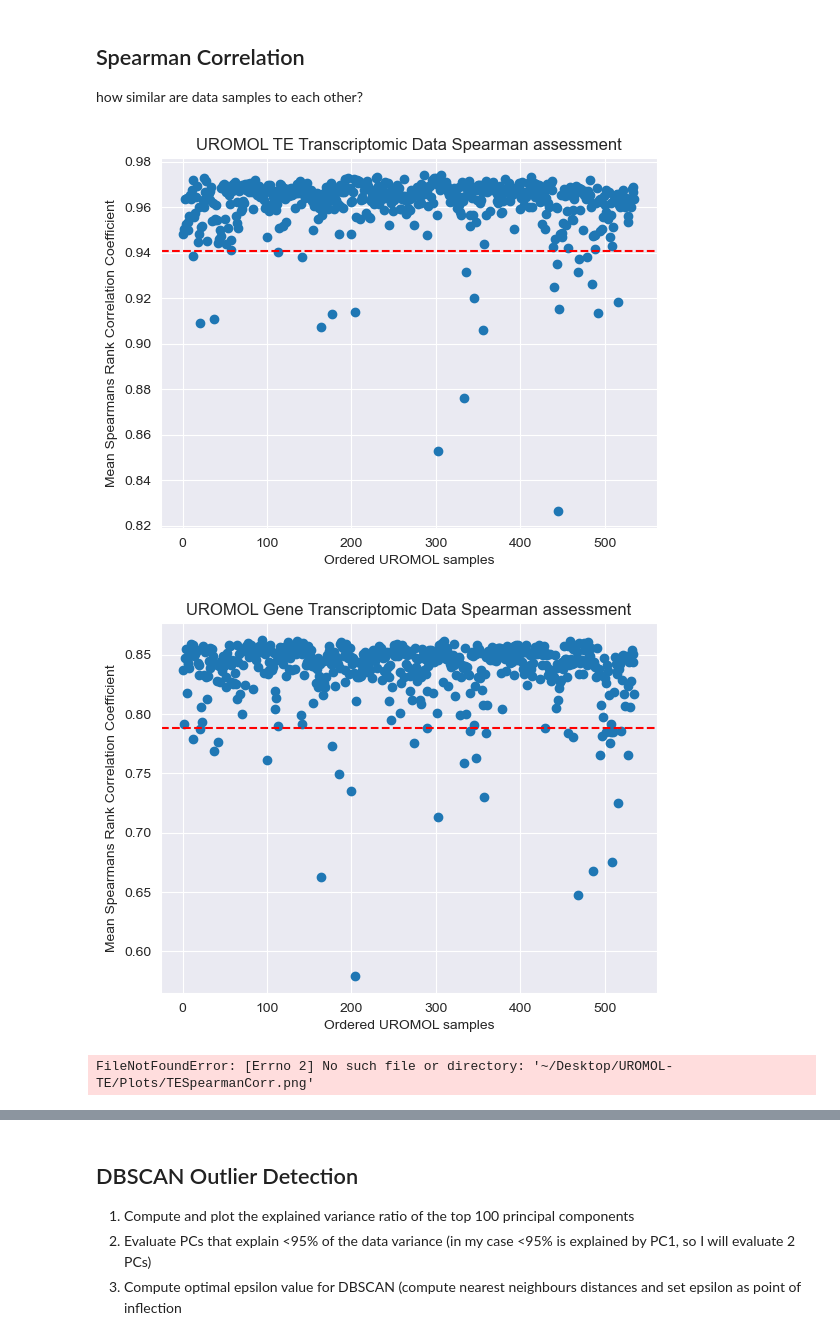
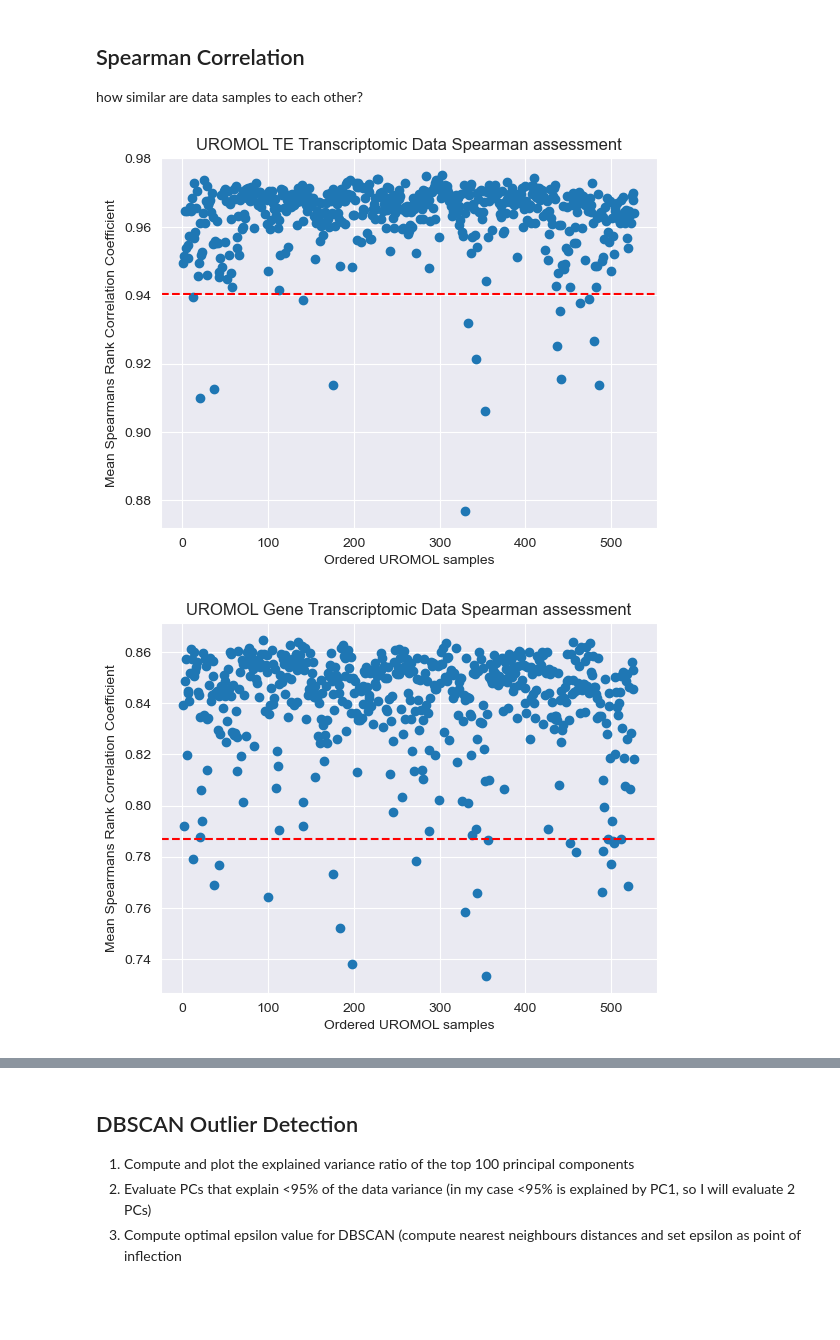
Before and after one commit to BermanLaboratory/TransposableElements, a Jupyter notebook: Preprocessing/PreprocessingMain.ipynb, the cells around one changed output, grey strips where cells are left out. Drawn from its saved outputs; the diff is of its cells as text; code cells hidden in the pictures; blank space fills up the shorter version.

```diff
--- a/Preprocessing/PreprocessingMain.ipynb
+++ b/Preprocessing/PreprocessingMain.ipynb
@@ -11,8 +11,8 @@ from Funcs.ReorderUROMOL import UROMOLreorder
 import json
 
 # load in both Gene and TE transcriptomic expression
-Gene = pd.read_csv('~/Desktop/UROMOL-TE/UROMOL-Gene-RAW.csv', index_col='Unnamed: 0')
-TE = pd.read_csv('~/Desktop/UROMOL-TE/UROMOL-TE-RAW.csv', index_col='Unnamed: 0')
+Gene = pd.read_csv('~/Desktop/UROMOL-TE/UROMOL-GENE-VST.csv', index_col='Unnamed: 0')
+TE = pd.read_csv('~/Desktop/UROMOL-TE/UROMOL-TE-VST.csv', index_col='Unnamed: 0')
 RepName = pd.read_csv('~/Desktop/UROMOL-TE/TE-RepName.csv', index_col= 'Unnamed: 0', usecols=[0, 3])
 IntronTE = pd.read_csv('~/Desktop/UROMOL-TE/UROMOL-INTRONTE-RAW.csv', index_col='Unnamed: 0')
 IntergenicTE = pd.read_csv('~/Desktop/UROMOL-TE/UROMOL-INTERGENICTE-RAW.csv', index_col='Unnamed: 0')
@@ -128,0 +121,16 @@ TEoutliers = plotiqr(TE, 'TE')
+# %%
+from Funcs.PlotIQR import plotiqr
+
+IQRGeneoutliers = plotiqr(Gene, 'Gene')
+IQRTEoutliers = plotiqr(TE, 'TE')
+
+outliers = list(set(IQRTEoutliers + IQRGeneoutliers))
+
+TE = TE.drop(outliers, axis='columns')
+Gene = Gene.drop(outliers, axis='columns')
+
+IQRGeneoutliers = plotiqr(Gene, 'Gene')
+IQRTEoutliers = plotiqr(TE, 'TE')
+
+TE.to_csv('Clean-UROMOL-TE.csv')
+Gene.to_csv('Clean-UROMOL-GENE.csv')
@@ -133,22 +146,21 @@ how similar are data samples to each other?
 # %%
 import seaborn as sns
 from Funcs.PlotSpearman import plotSpearman
 import matplotlib.pyplot as plt
 
 TEspearman = TE.corr(method='spearman')
 TEspearmanmean = TEspearman.mean(axis='rows')
 plotSpearman(TEspearmanmean, 'TE')
 
 Genespearman = Gene.corr(method='spearman')
 Genespearmanmean = Genespearman.mean(axis='rows')
 plotSpearman(Genespearmanmean, 'Gene')
 
-sns.heatmap(TEspearman, annot = True)
-plt.savefig('~/Desktop/UROMOL-TE/Plots/TESpearmanCorr.png')
-
-sns.heatmap(Genespearman, annot = True)
-plt.savefig('~/Desktop/UROMOL-TE/Plots/GeneSpearmanCorr.png')
+#sns.heatmap(TEspearman, annot = True)
+#plt.savefig('~/Desktop/UROMOL-TE/Plots/TESpearmanCorr.png')
+#
+#sns.heatmap(Genespearman, annot = True)
+#plt.savefig('~/Desktop/UROMOL-TE/Plots/GeneSpearmanCorr.png')
 # %% [output]
-[figure, old version]
+[figure, new version]
-[figure, old version]
+[figure, new version]
-FileNotFoundError: [Errno 2] No such file or directory: '~/Desktop/UROMOL-TE/Plots/TESpearmanCorr.png'
```
Also changed, not shown: parts of 9 cells of this notebook, 6 other files.
